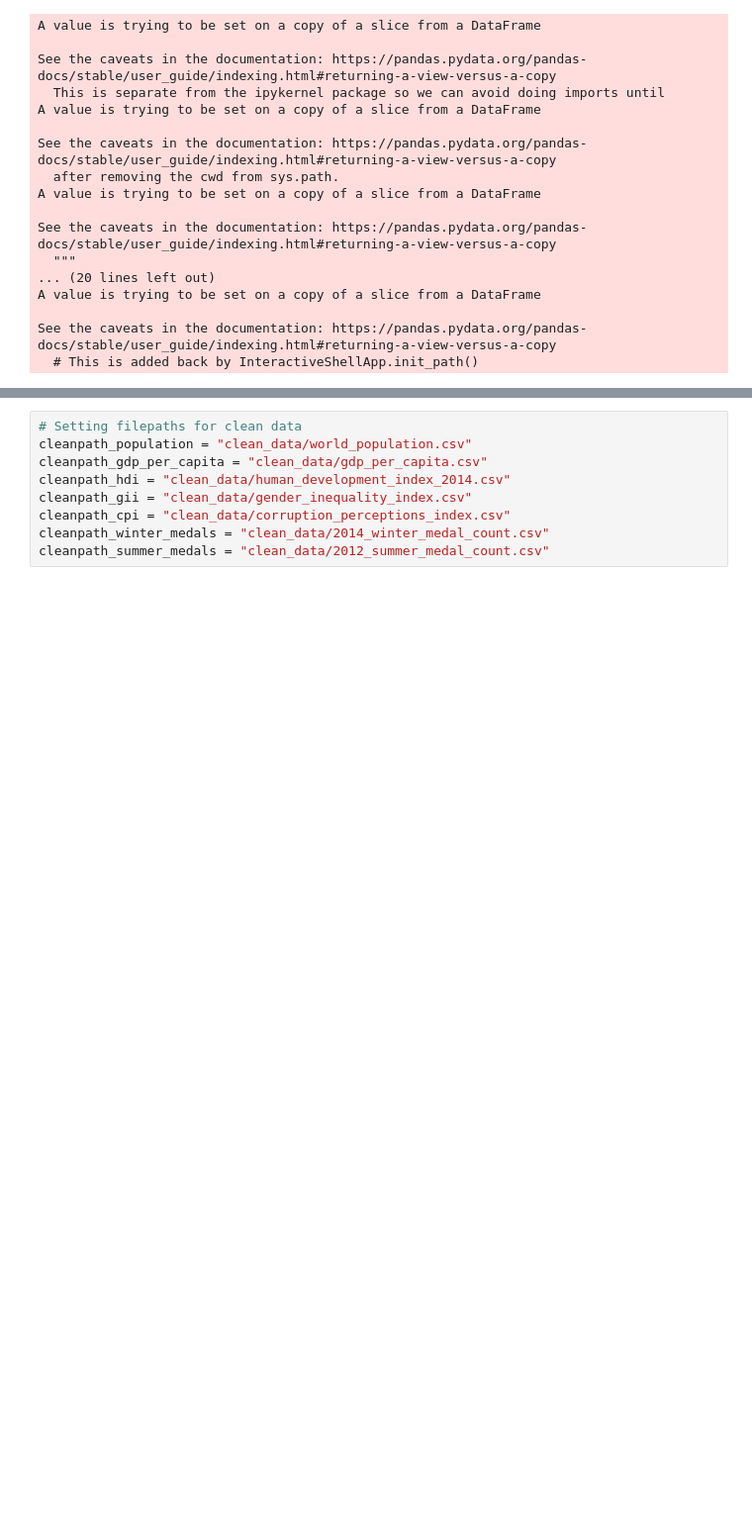
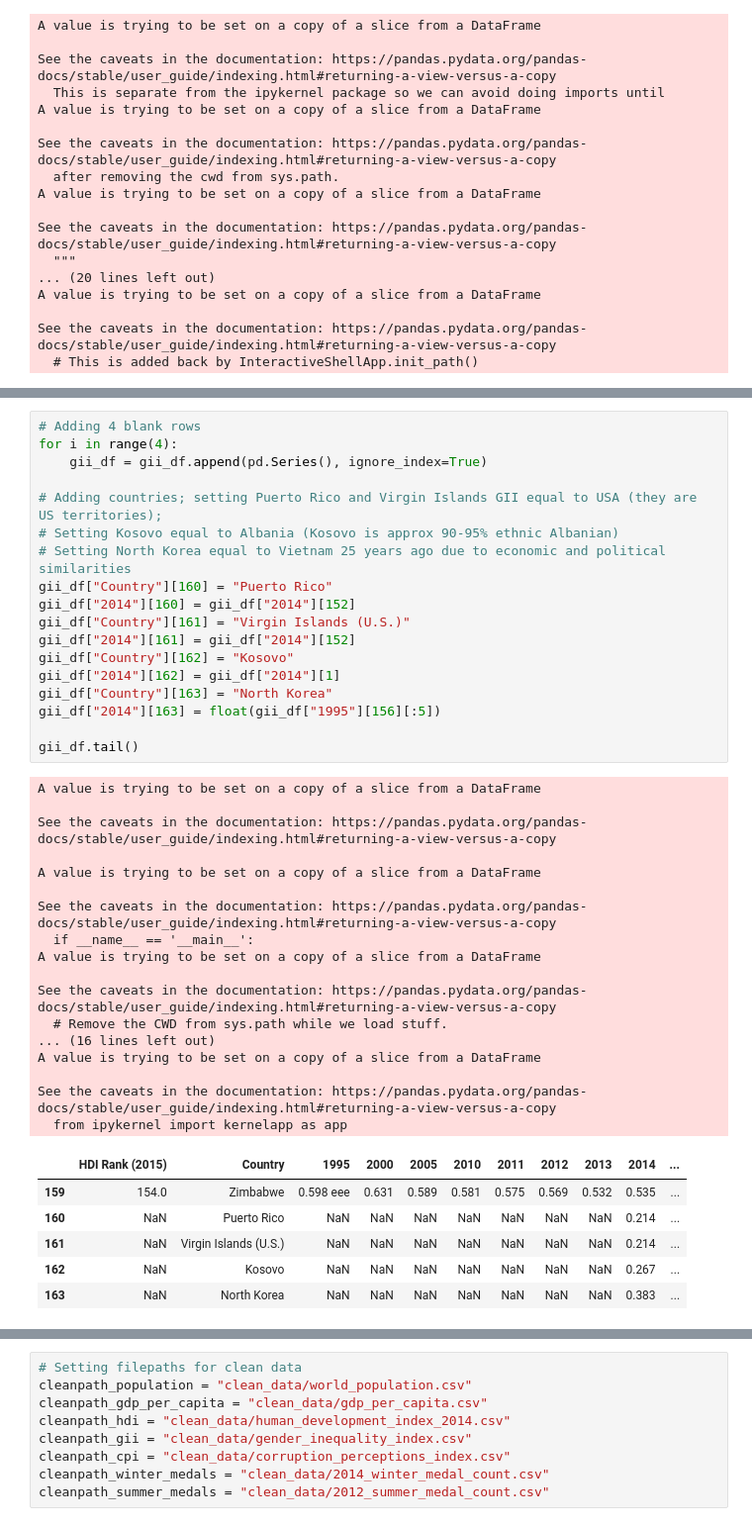
Before and after one commit to lubib/Group_3_final_project, a Jupyter notebook: data_cleaning.ipynb, the cells around one changed output, grey strips where cells are left out. Shown at 99% size. Drawn from its saved outputs; the diff is of its cells as text; blank space fills up the shorter version.

Commit message:
Filled in data for several countries and added them to datasets; finished cleaning data

```diff
--- a/data_cleaning.ipynb
+++ b/data_cleaning.ipynb
@@ -329,0 +340,42 @@ See the caveats in the documentation: https://pandas.pydata.org/pandas-docs/stab
+# %%
+# Adding 4 blank rows
+for i in range(4):
+    gii_df = gii_df.append(pd.Series(), ignore_index=True)
+
+# Adding countries; setting Puerto Rico and Virgin Islands GII equal to USA (they are US territories);
+# Setting Kosovo equal to Albania (Kosovo is approx 90-95% ethnic Albanian)
+# Setting North Korea equal to Vietnam 25 years ago due to economic and political similarities
+gii_df["Country"][160] = "Puerto Rico"
+gii_df["2014"][160] = gii_df["2014"][152]
+gii_df["Country"][161] = "Virgin Islands (U.S.)"
+gii_df["2014"][161] = gii_df["2014"][152]
+gii_df["Country"][162] = "Kosovo"
+gii_df["2014"][162] = gii_df["2014"][1]
+gii_df["Country"][163] = "North Korea"
+gii_df["2014"][163] = float(gii_df["1995"][156][:5])
+
+gii_df.tail()
+# %% [output]
+A value is trying to be set on a copy of a slice from a DataFrame
+
+See the caveats in the documentation: https://pandas.pydata.org/pandas-docs/stable/user_guide/indexing.html#returning-a-view-versus-a-copy
+
+A value is trying to be set on a copy of a slice from a DataFrame
+
+See the caveats in the documentation: https://pandas.pydata.org/pandas-docs/stable/user_guide/indexing.html#returning-a-view-versus-a-copy
+  if __name__ == '__main__':
+A value is trying to be set on a copy of a slice from a DataFrame
+
+See the caveats in the documentation: https://pandas.pydata.org/pandas-docs/stable/user_guide/indexing.html#returning-a-view-versus-a-copy
+  # Remove the CWD from sys.path while we load stuff.
+... (16 lines left out)
+A value is trying to be set on a copy of a slice from a DataFrame
+
+See the caveats in the documentation: https://pandas.pydata.org/pandas-docs/stable/user_guide/indexing.html#returning-a-view-versus-a-copy
+  from ipykernel import kernelapp as app
+|  | HDI Rank (2015) | Country | 1995 | 2000 | 2005 | 2010 | 2011 | 2012 | 2013 | 2014 | ... |
+| 159 | 154.0 | Zimbabwe | 0.598 eee | 0.631 | 0.589 | 0.581 | 0.575 | 0.569 | 0.532 | 0.535 | ... |
+| 160 | NaN | Puerto Rico | NaN | NaN | NaN | NaN | NaN | NaN | NaN | 0.214 | ... |
+| 161 | NaN | Virgin Islands (U.S.) | NaN | NaN | NaN | NaN | NaN | NaN | NaN | 0.214 | ... |
+| 162 | NaN | Kosovo | NaN | NaN | NaN | NaN | NaN | NaN | NaN | 0.267 | ... |
+| 163 | NaN | North Korea | NaN | NaN | NaN | NaN | NaN | NaN | NaN | 0.383 | ... |
```
Also changed, not shown: parts of 2 cells of this notebook, 3 other files.
